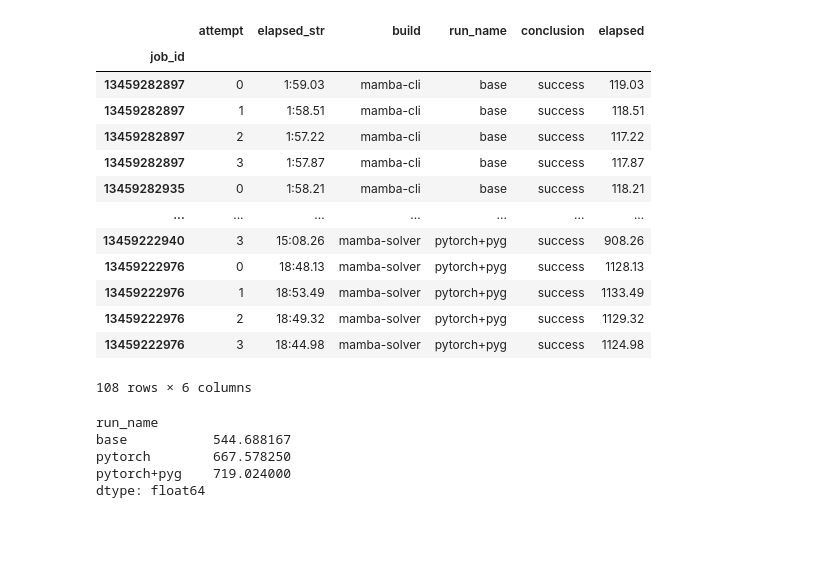
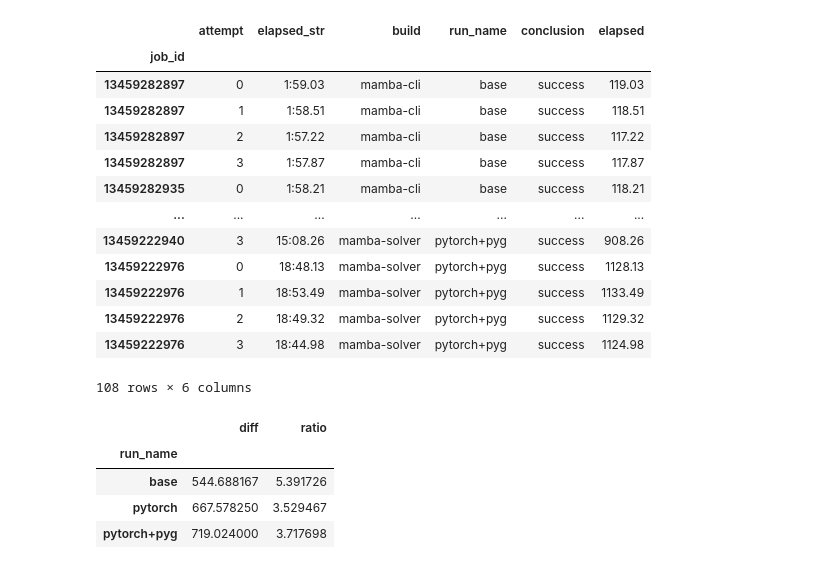
Before and after one commit to runsascoded/libmamba-solver-test, a Jupyter notebook: build-times.ipynb, the cells around one changed output. Drawn from its saved outputs; the diff is of its cells as text; code cells hidden in the pictures; blank space fills up the shorter version.

```diff
--- a/build-times.ipynb
+++ b/build-times.ipynb
@@ -7,6 +7,3 @@ runs = {
     4969264985: 'pytorch',
     4969240499: 'pytorch+pyg',
 }
-# %%
-run_id, run_name = list(runs.items())[0]
-run_id, run_name
@@ -48,7 +17,7 @@ def rm_ansi(line):
     return ansi_escape.sub('', line)
 
 def get_elapsed_times(job_id):
-    path = f'job-{job_id}.txt'
+    path = f'{CACHE}/job-{job_id}.txt'
     if not exists(path):
         cmd = [ 'gh', 'run', 'view', '--job', f'{job_id}', '--log' ]
         with open(path, 'w') as f:
@@ -230,16 +116,16 @@ Running: gh run view 4969240499 --json jobs
 # %%
 def cli_speedup(d):
     solver_mean = d.loc[d.build == 'mamba-solver', 'elapsed'].mean()
     cli_mean = d.loc[d.build == 'mamba-cli', 'elapsed'].mean()
-    return solver_mean - cli_mean
+    return dict(diff=solver_mean - cli_mean, ratio=solver_mean / cli_mean)
 
-all_attempts.groupby('run_name').apply(cli_speedup)
+all_attempts.groupby('run_name').apply(cli_speedup).apply(Series)
 # %% [output]
-run_name
-base           544.688167
-pytorch        667.578250
-pytorch+pyg    719.024000
-dtype: float64
+|  | diff | ratio |
+| run_name |  |  |
+| base | 544.688167 | 5.391726 |
+| pytorch | 667.578250 | 3.529467 |
+| pytorch+pyg | 719.024000 | 3.717698 |
 # %%
 px.strip(
     all_attempts.assign(elapsed=pd.to_datetime('1/1/1970') + pd.to_timedelta(all_attempts.elapsed, unit='s')),
```
Also changed, not shown: parts of 15 cells of this notebook, 2 other files.
